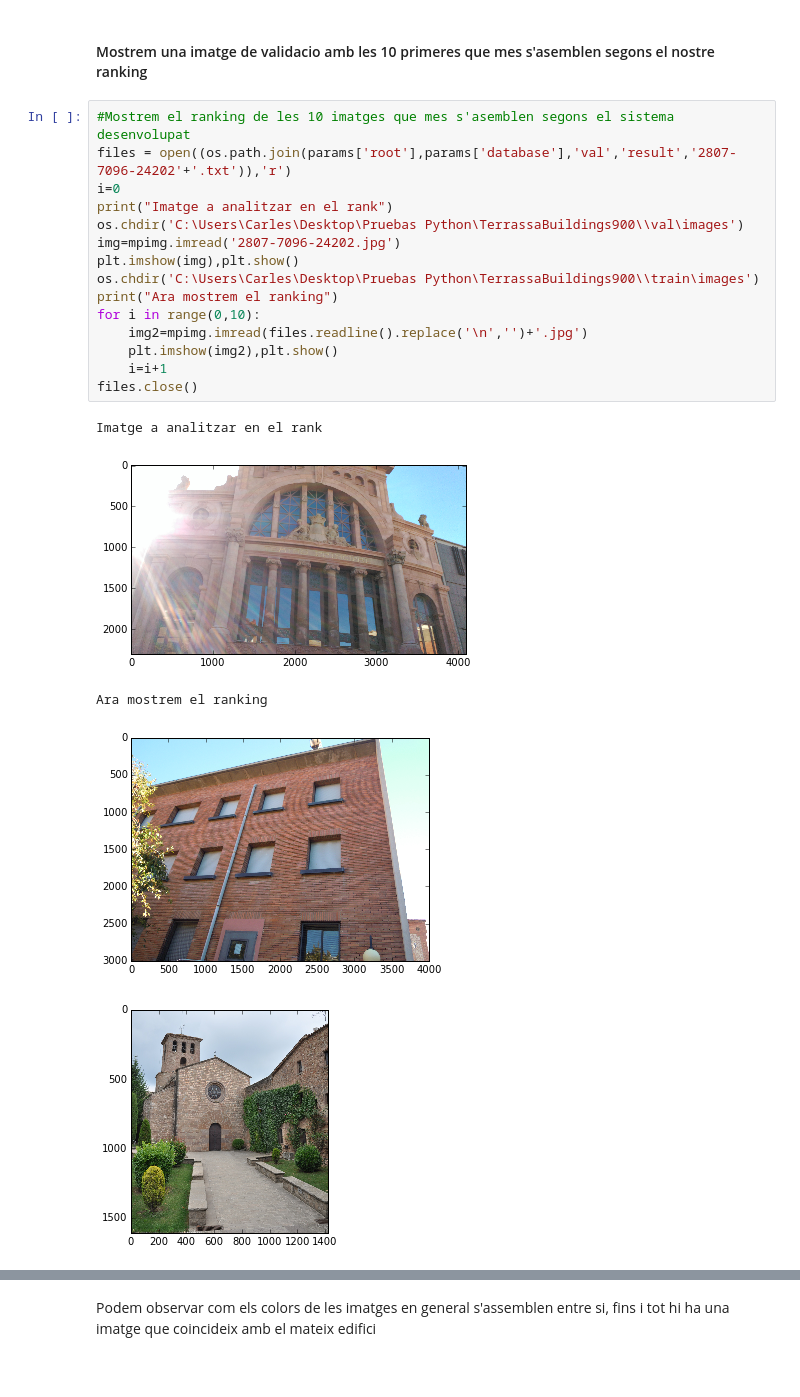
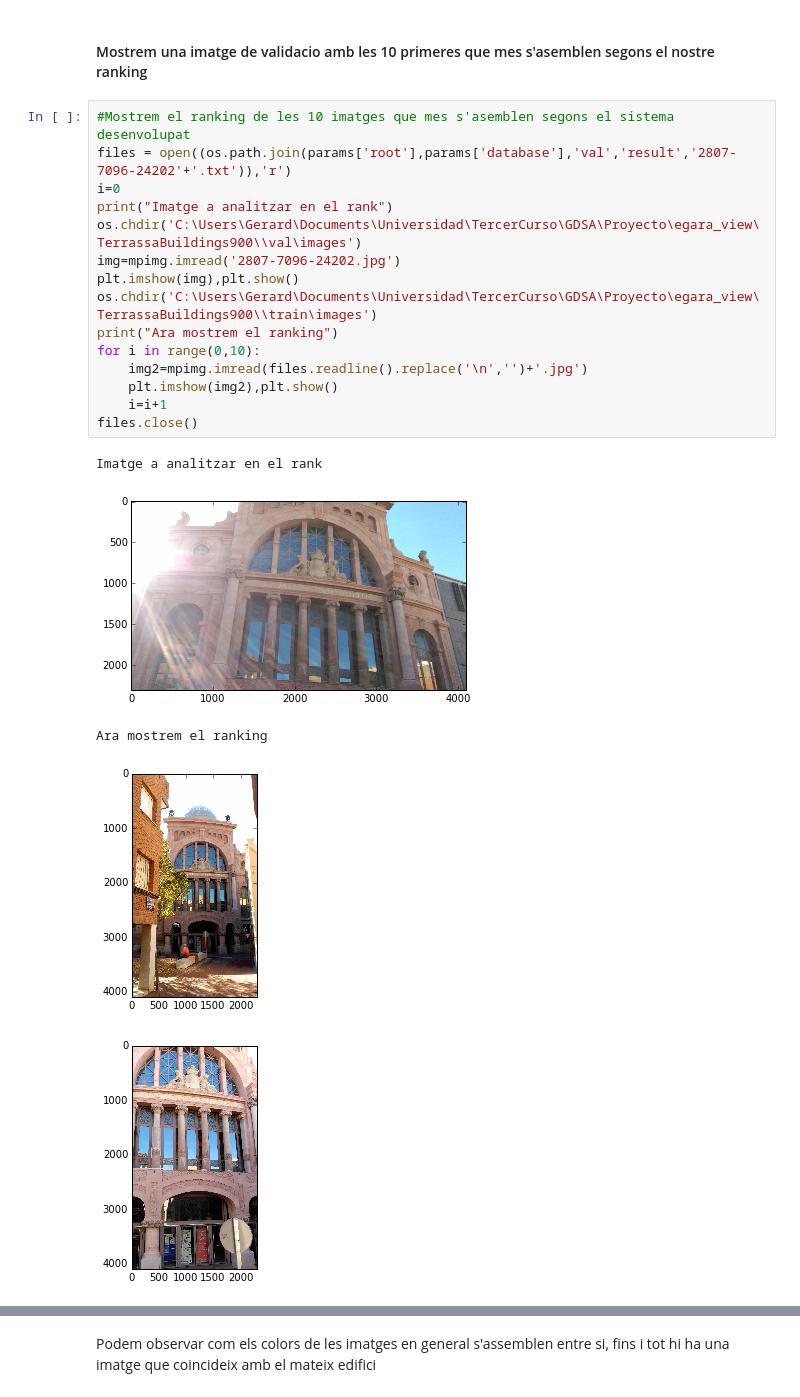
Before and after one commit to gdsa-upc/102.2, a Jupyter notebook: Programación/Jupyter_sessio_5.ipynb, the cells around one changed output, grey strips where cells are left out. Drawn from its saved outputs; the diff is of its cells as text.

```diff
--- a/Programación/Jupyter_sessio_5.ipynb
+++ b/Programación/Jupyter_sessio_5.ipynb
@@ -38,21 +56,21 @@ rank(params)
 # %%
 #Mostrem el ranking de les 10 imatges que mes s'asemblen segons el sistema desenvolupat
 files = open((os.path.join(params['root'],params['database'],'val','result','2807-7096-24202'+'.txt')),'r')
 i=0
 print("Imatge a analitzar en el rank")
-os.chdir('C:\Users\Carles\Desktop\Pruebas Python\TerrassaBuildings900\\val\images')
+os.chdir('C:\Users\Gerard\Documents\Universidad\TercerCurso\GDSA\Proyecto\egara_view\TerrassaBuildings900\\val\images')
 img=mpimg.imread('2807-7096-24202.jpg')
 plt.imshow(img),plt.show()
-os.chdir('C:\Users\Carles\Desktop\Pruebas Python\TerrassaBuildings900\\train\images')
+os.chdir('C:\Users\Gerard\Documents\Universidad\TercerCurso\GDSA\Proyecto\egara_view\TerrassaBuildings900\\train\images')
 print("Ara mostrem el ranking")
 for i in range(0,10):
     img2=mpimg.imread(files.readline().replace('\n','')+'.jpg')
     plt.imshow(img2),plt.show()
     i=i+1
 files.close()
 # %% [output]
 Imatge a analitzar en el rank
 [figure]
 Ara mostrem el ranking
-[figure, old version]
+[figure, new version]
-[figure, old version]
+[figure, new version]
```
Also changed, not shown: parts of 4 cells of this notebook.
